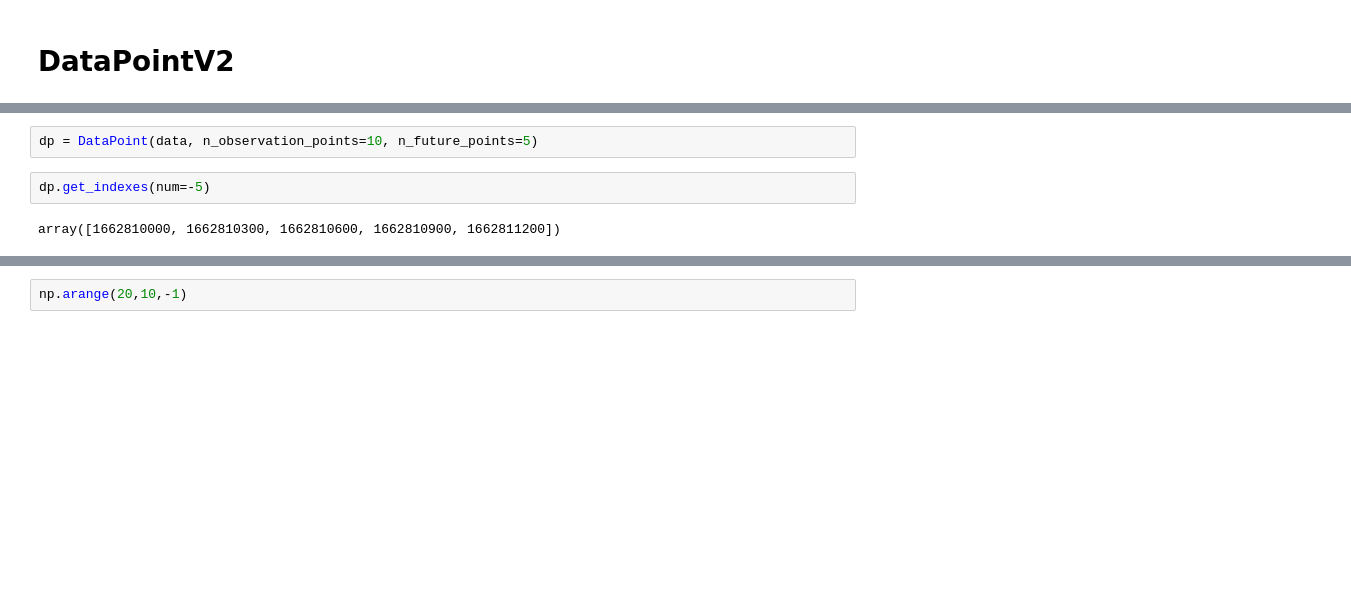
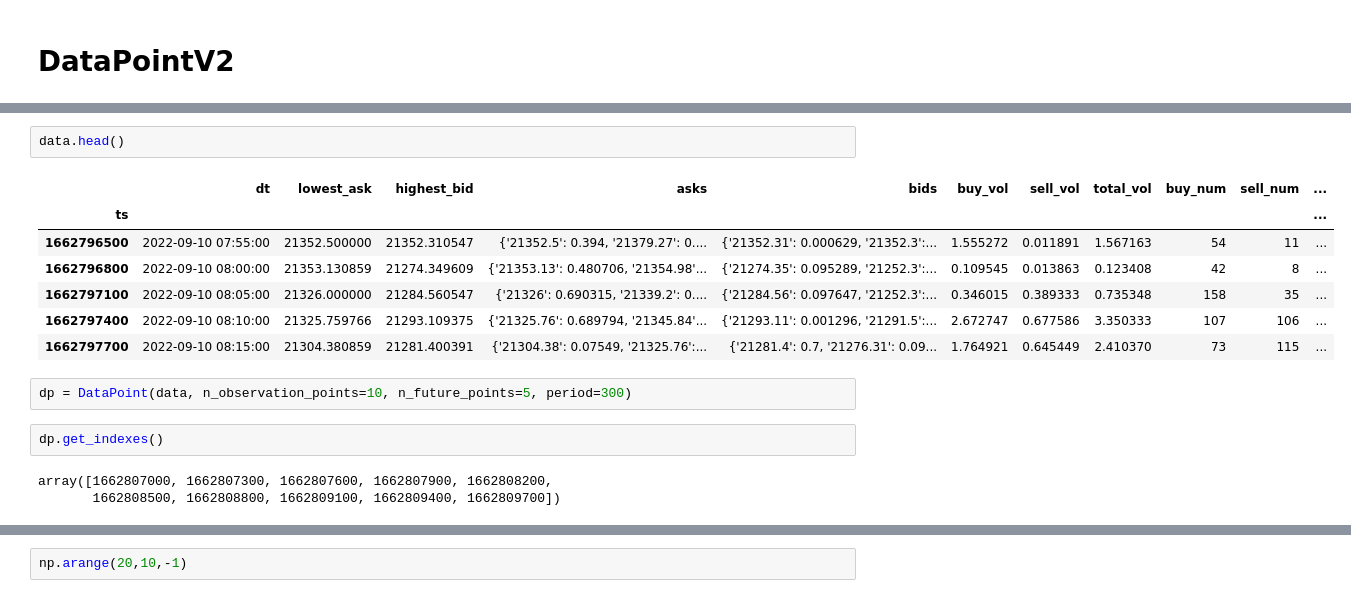
Before and after one commit to zosimovaa/rt_libs, a Jupyter notebook: src/data_point/notebooks/DataPointV2.ipynb, the cells around one changed output, grey strips where cells are left out. Cells and saved outputs as stored; diff of their text form; blank space fills up the shorter version.

```diff
--- a/src/data_point/notebooks/DataPointV2.ipynb
+++ b/src/data_point/notebooks/DataPointV2.ipynb
@@ -99,7 +114,18 @@ class DataPoint:
         return idxs
+# %%
+data.head()
+# %% [output]
+|  | dt | lowest_ask | highest_bid | asks | bids | buy_vol | sell_vol | total_vol | buy_num | sell_num | ... |
+| ts |  |  |  |  |  |  |  |  |  |  | ... |
+| 1662796500 | 2022-09-10 07:55:00 | 21352.500000 | 21352.310547 | {'21352.5': 0.394, '21379.27': 0.... | {'21352.31': 0.000629, '21352.3':... | 1.555272 | 0.011891 | 1.567163 | 54 | 11 | ... |
+| 1662796800 | 2022-09-10 08:00:00 | 21353.130859 | 21274.349609 | {'21353.13': 0.480706, '21354.98'... | {'21274.35': 0.095289, '21252.3':... | 0.109545 | 0.013863 | 0.123408 | 42 | 8 | ... |
+| 1662797100 | 2022-09-10 08:05:00 | 21326.000000 | 21284.560547 | {'21326': 0.690315, '21339.2': 0.... | {'21284.56': 0.097647, '21252.3':... | 0.346015 | 0.389333 | 0.735348 | 158 | 35 | ... |
+| 1662797400 | 2022-09-10 08:10:00 | 21325.759766 | 21293.109375 | {'21325.76': 0.689794, '21345.84'... | {'21293.11': 0.001296, '21291.5':... | 2.672747 | 0.677586 | 3.350333 | 107 | 106 | ... |
+| 1662797700 | 2022-09-10 08:15:00 | 21304.380859 | 21281.400391 | {'21304.38': 0.07549, '21325.76':... | {'21281.4': 0.7, '21276.31': 0.09... | 1.764921 | 0.645449 | 2.410370 | 73 | 115 | ... |
 # %%
-dp = DataPoint(data, n_observation_points=10, n_future_points=5)
+dp = DataPoint(data, n_observation_points=10, n_future_points=5, period=300)
 # %%
-dp.get_indexes(num=-5)
+dp.get_indexes()
 # %% [output]
-array([1662810000, 1662810300, 1662810600, 1662810900, 1662811200])
+array([1662807000, 1662807300, 1662807600, 1662807900, 1662808200,
+       1662808500, 1662808800, 1662809100, 1662809400, 1662809700])
```
Also changed, not shown: parts of 11 cells of this notebook, 32 other files.
